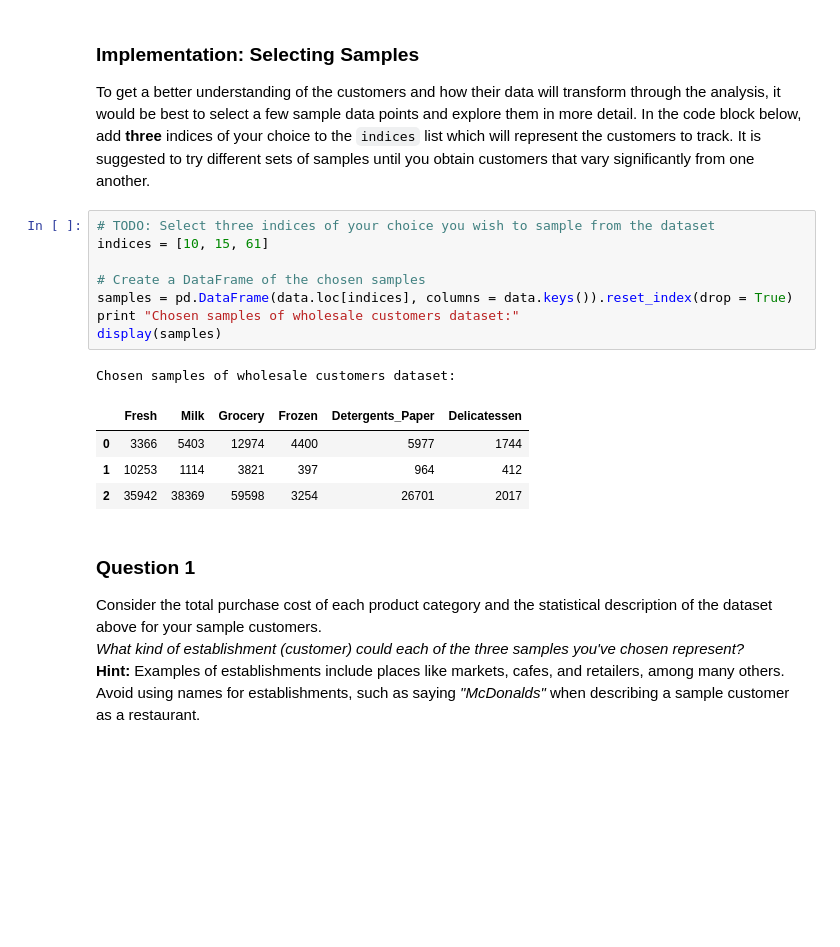
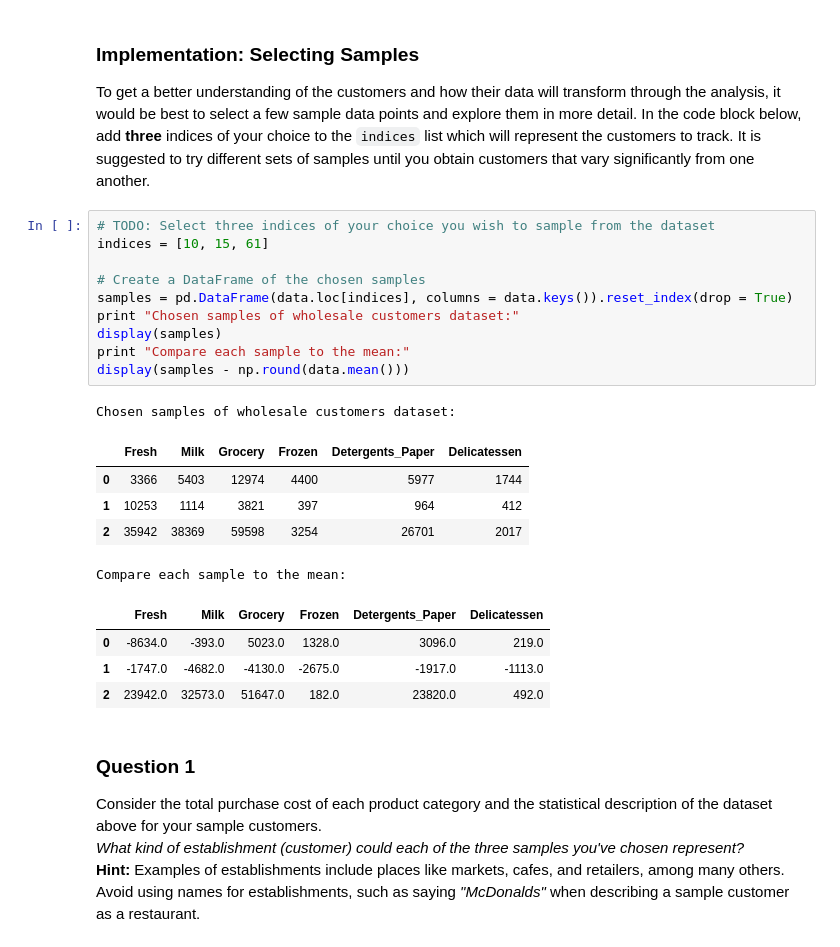
Before and after one commit to BarisKa/customer_segments, a Jupyter notebook: customer_segments.ipynb, the cells around one changed output. Drawn from its saved outputs; the diff is of its cells as text; blank space fills up the shorter version.

```diff
--- a/customer_segments.ipynb
+++ b/customer_segments.ipynb
@@ -61,17 +61,24 @@ To get a better understanding of the customers and how their data will transform
 # %%
 # TODO: Select three indices of your choice you wish to sample from the dataset
 indices = [10, 15, 61]
 
 # Create a DataFrame of the chosen samples
 samples = pd.DataFrame(data.loc[indices], columns = data.keys()).reset_index(drop = True)
 print "Chosen samples of wholesale customers dataset:"
 display(samples)
+print "Compare each sample to the mean:"
+display(samples - np.round(data.mean()))
 # %% [output]
 Chosen samples of wholesale customers dataset:
 |  | Fresh | Milk | Grocery | Frozen | Detergents_Paper | Delicatessen |
 | 0 | 3366 | 5403 | 12974 | 4400 | 5977 | 1744 |
 | 1 | 10253 | 1114 | 3821 | 397 | 964 | 412 |
 | 2 | 35942 | 38369 | 59598 | 3254 | 26701 | 2017 |
+Compare each sample to the mean:
+|  | Fresh | Milk | Grocery | Frozen | Detergents_Paper | Delicatessen |
+| 0 | -8634.0 | -393.0 | 5023.0 | 1328.0 | 3096.0 | 219.0 |
+| 1 | -1747.0 | -4682.0 | -4130.0 | -2675.0 | -1917.0 | -1113.0 |
+| 2 | 23942.0 | 32573.0 | 51647.0 | 182.0 | 23820.0 | 492.0 |
 # %% [markdown]
 ### Question 1
 Consider the total purchase cost of each product category and the statistical description of the dataset above for your sample customers.
```
Also changed, not shown: parts of 12 cells of this notebook, 2 other files.
